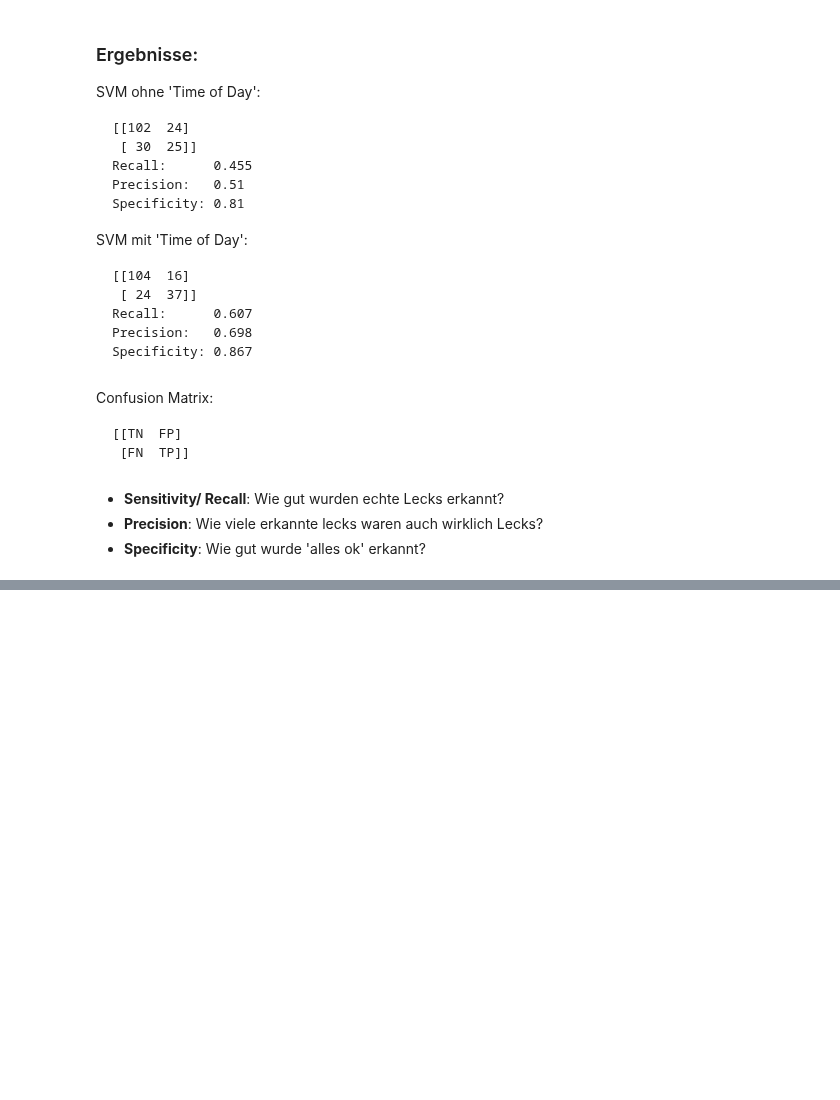
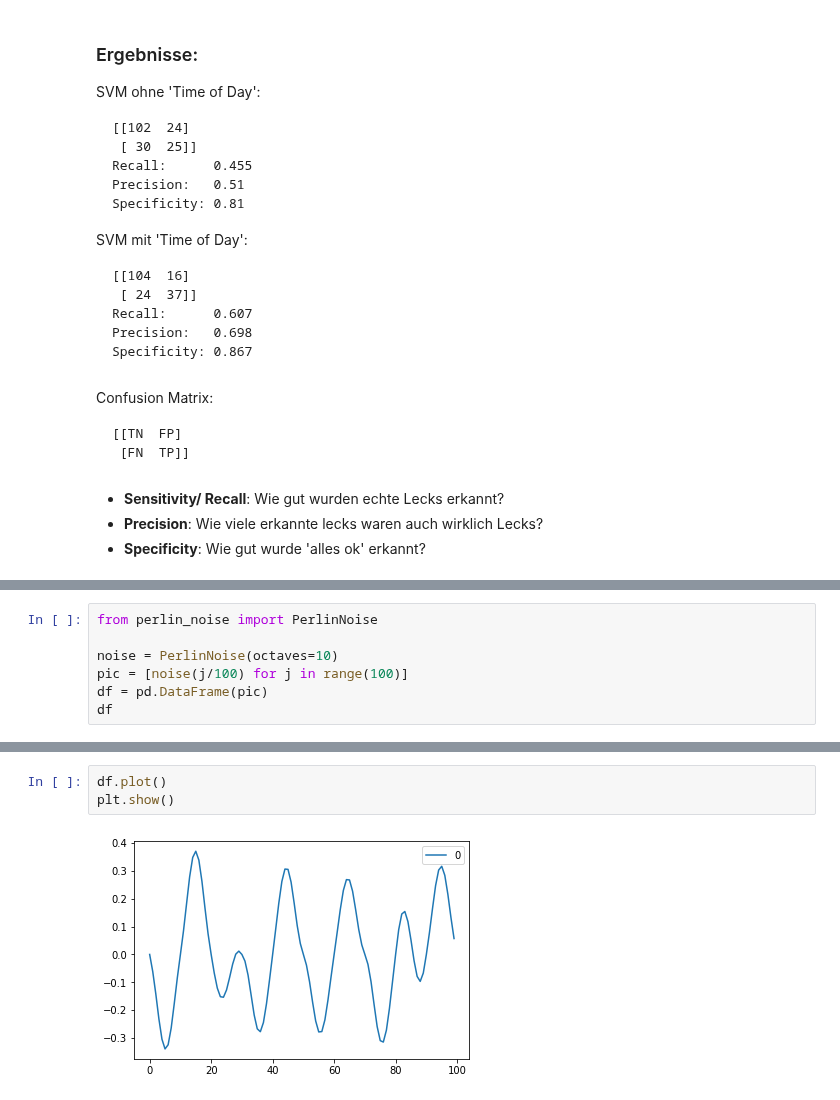
Before and after one commit to JulianBvW/BA-WDN-Leakage-Detection, a Jupyter notebook: LeakageDetection.ipynb, the cells around one changed output, grey strips where cells are left out. Drawn from its saved outputs; the diff is of its cells as text; blank space fills up the shorter version.

```diff
--- a/LeakageDetection.ipynb
+++ b/LeakageDetection.ipynb
@@ -214,0 +222,7 @@ Confusion Matrix:
+# %%
+from perlin_noise import PerlinNoise
+
+noise = PerlinNoise(octaves=10)
+pic = [noise(j/100) for j in range(100)]
+df = pd.DataFrame(pic)
+df
@@ -214,0 +243,5 @@ Confusion Matrix:
+# %%
+df.plot()
+plt.show()
+# %% [output]
+[figure, added]
```
Also changed, not shown: parts of 5 cells of this notebook.
